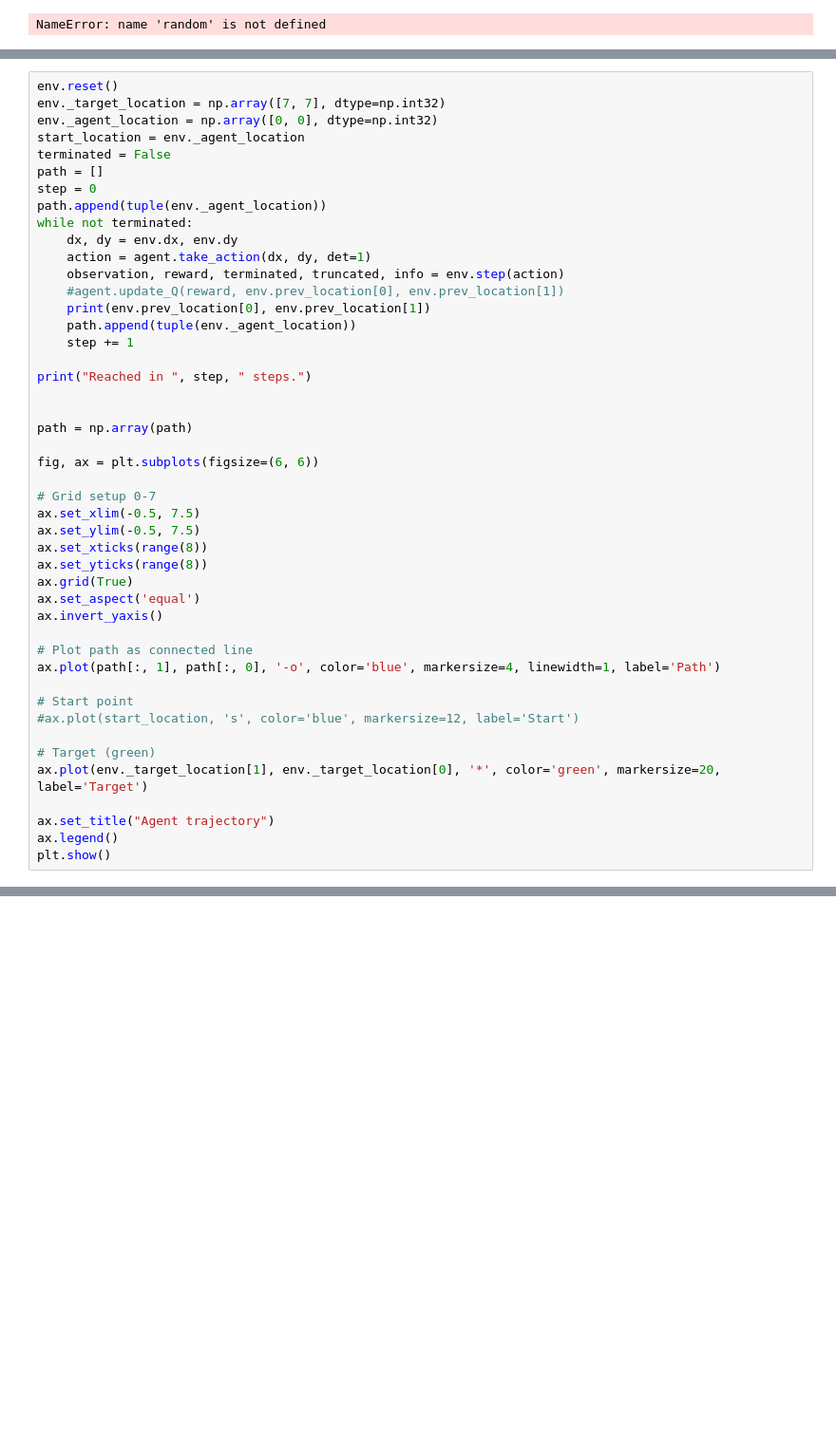
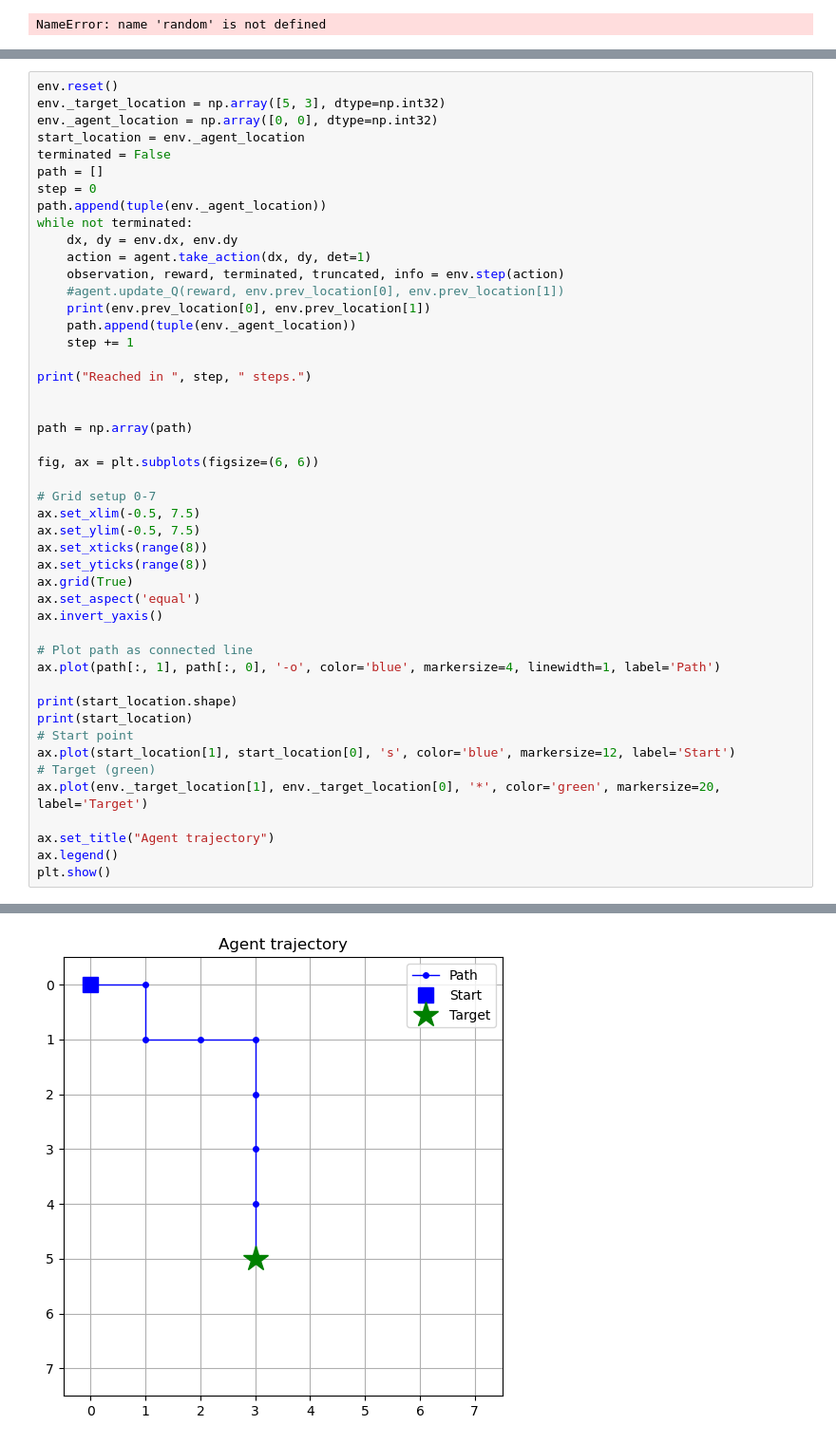
Before and after one commit to CBailes02/GridRunner_Ex, a Jupyter notebook: move_test.ipynb, the cells around one changed output, grey strips where cells are left out. Shown at 95% size. Cells and saved outputs as stored; diff of their text form; blank space fills up the shorter version.

```diff
--- a/move_test.ipynb
+++ b/move_test.ipynb
@@ -547,7 +532,7 @@ df
 | 224 | 7 | 7 | 0.00 | 0.00 | 0.00 | 0.00 | Right |
 # %%
 env.reset()
-env._target_location = np.array([7, 7], dtype=np.int32)
+env._target_location = np.array([5, 3], dtype=np.int32)
 env._agent_location = np.array([0, 0], dtype=np.int32)
 start_location = env._agent_location
 terminated = False
@@ -582,9 +567,10 @@ ax.invert_yaxis()
 # Plot path as connected line
 ax.plot(path[:, 1], path[:, 0], '-o', color='blue', markersize=4, linewidth=1, label='Path')
 
+print(start_location.shape)
+print(start_location)
 # Start point
-#ax.plot(start_location, 's', color='blue', markersize=12, label='Start')
-
+ax.plot(start_location[1], start_location[0], 's', color='blue', markersize=12, label='Start')
 # Target (green)
 ax.plot(env._target_location[1], env._target_location[0], '*', color='green', markersize=20, label='Target')
 
@@ -612,0 +592 @@ KeyboardInterrupt:
+[figure, added]
```
Also changed, not shown: parts of 2 cells of this notebook, 5 other files.
